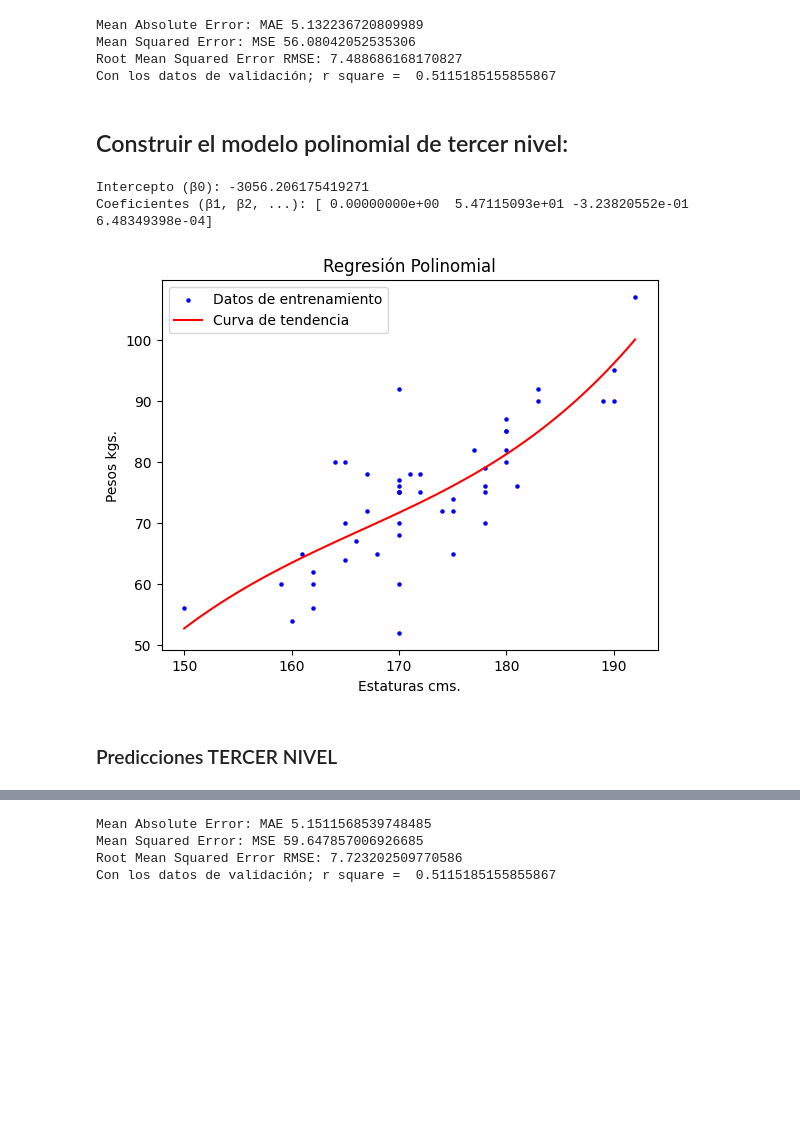
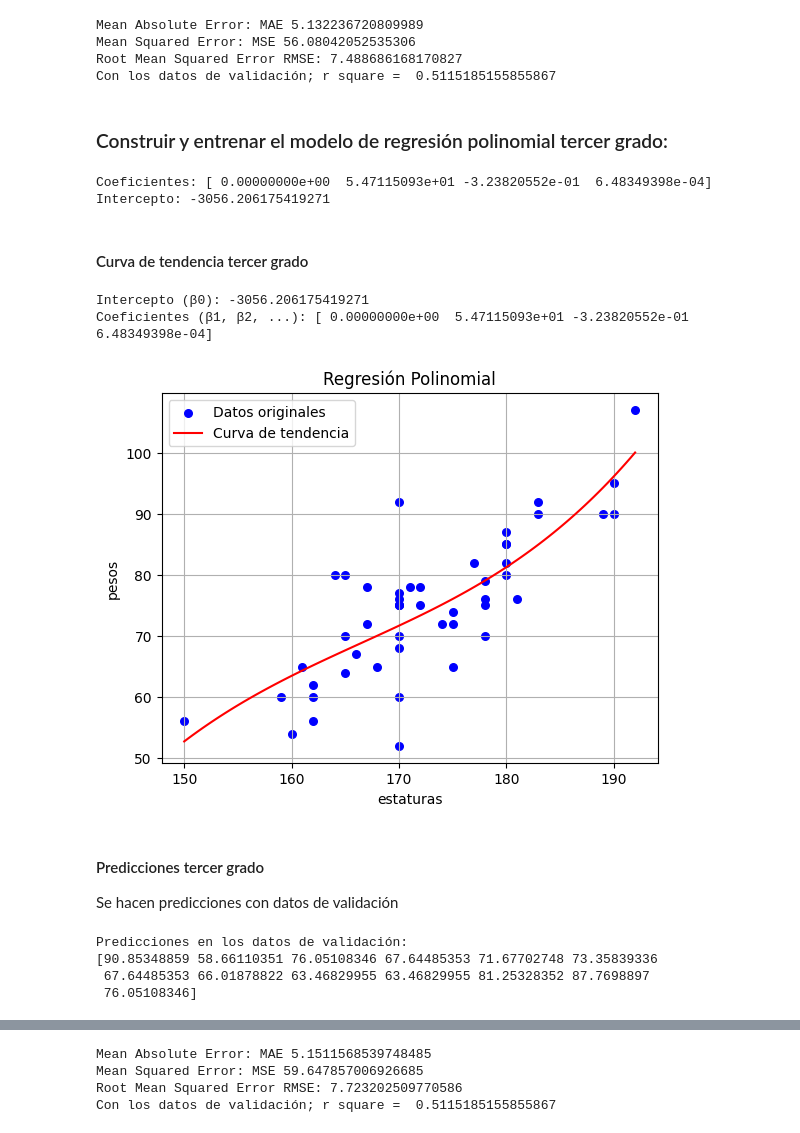
Before and after one commit to rpizarrog/innovacion-empresarial, a Jupyter notebook: notebook_python/Caso_02_Regresión_Polinomial_con_datos_de_estaturas.ipynb, the cells around one changed output, grey strips where cells are left out. Saved outputs shown, nothing was run; the diff lists cells and outputs as text; code cells hidden in the pictures; blank space fills up the shorter version.

```diff
--- a/notebook_python/Caso_02_Regresión_Polinomial_con_datos_de_estaturas.ipynb
+++ b/notebook_python/Caso_02_Regresión_Polinomial_con_datos_de_estaturas.ipynb
@@ -346,25 +512,44 @@ Mean Squared Error: MSE 56.08042052535306
 Root Mean Squared Error RMSE: 7.488686168170827
 Con los datos de validación; r square =  0.5115185155855867
 # %% [markdown]
-## Construir el modelo polinomial de tercer nivel:
+### Construir y entrenar el modelo de regresión polinomial tercer grado:
-# %%
-# Preprocesamiento - Transformar las características de entrada
-grado = 3  # Aquí modifiar el grado a tercer nivel o a quinto nivel
-poly = PolynomialFeatures(degree=grado)
-estaturas_train_poly = poly.fit_transform(estaturas_train.reshape(-1, 1))
-estaturas_test_poly = poly.transform(estaturas_test.reshape(-1, 1))
-
-# Construir y entrenar el modelo de regresión lineal
-modelo_polinomial = LinearRegression()
-modelo_polinomial.fit(estaturas_train_poly, pesos_train)
-
-f_regresion_curva_tendencia(modelo_polinomial, estaturas_train.reshape(-1, 1),
-                            pesos_train.reshape(-1, 1),
-                             "Estaturas cms.", "Pesos kgs.", grado)
-# %% [output]
-Intercepto (β0): -3056.206175419271
-Coeficientes (β1, β2, ...): [ 0.00000000e+00  5.47115093e+01 -3.23820552e-01  6.48349398e-04]
-[figure, removed]
-# %% [markdown]
-### Predicciones  TERCER NIVEL
+# %%
+# Ajuste del modelo polinomial de grado 3
+grado = 3
+modelo, poly = f_modelo_polinomial(ind_train, dep_train, grado=grado)
+
+# Obtener los coeficientes del modelo
+print("Coeficientes:", modelo.coef_)
+print("Intercepto:", modelo.intercept_)
+# %% [output]
+Coeficientes: [ 0.00000000e+00  5.47115093e+01 -3.23820552e-01  6.48349398e-04]
+Intercepto: -3056.206175419271
+# %% [markdown]
+#### Curva de tendencia tercer grado
+# %%
+f_regresion_curva_tendencia(modelo, poly, ind_train, dep_train, xlabel=independiente, ylabel=dependiente)
+# %% [output]
+Intercepto (β0): -3056.206175419271
+Coeficientes (β1, β2, ...): [ 0.00000000e+00  5.47115093e+01 -3.23820552e-01  6.48349398e-04]
+[figure, added]
+# %% [markdown]
+#### Predicciones tercer grado
+
+Se hacen predicciones con datos de validación
+# %%
+# Las predicciones
+# Transformar los datos de validación usando el mismo `poly` entrenado
+ind_test_poly = poly.transform(ind_test)
+
+# Realizar predicciones con el modelo polinomial
+predicciones = modelo.predict(ind_test_poly)
+
+# Mostrar las predicciones
+print("\nPredicciones en los datos de validación:")
+print(predicciones)
+# %% [output]
+Predicciones en los datos de validación:
+[90.85348859 58.66110351 76.05108346 67.64485353 71.67702748 73.35839336
+ 67.64485353 66.01878822 63.46829955 63.46829955 81.25328352 87.7698897
+ 76.05108346]
 # %%
```
Also changed, not shown: parts of 37 cells of this notebook.
